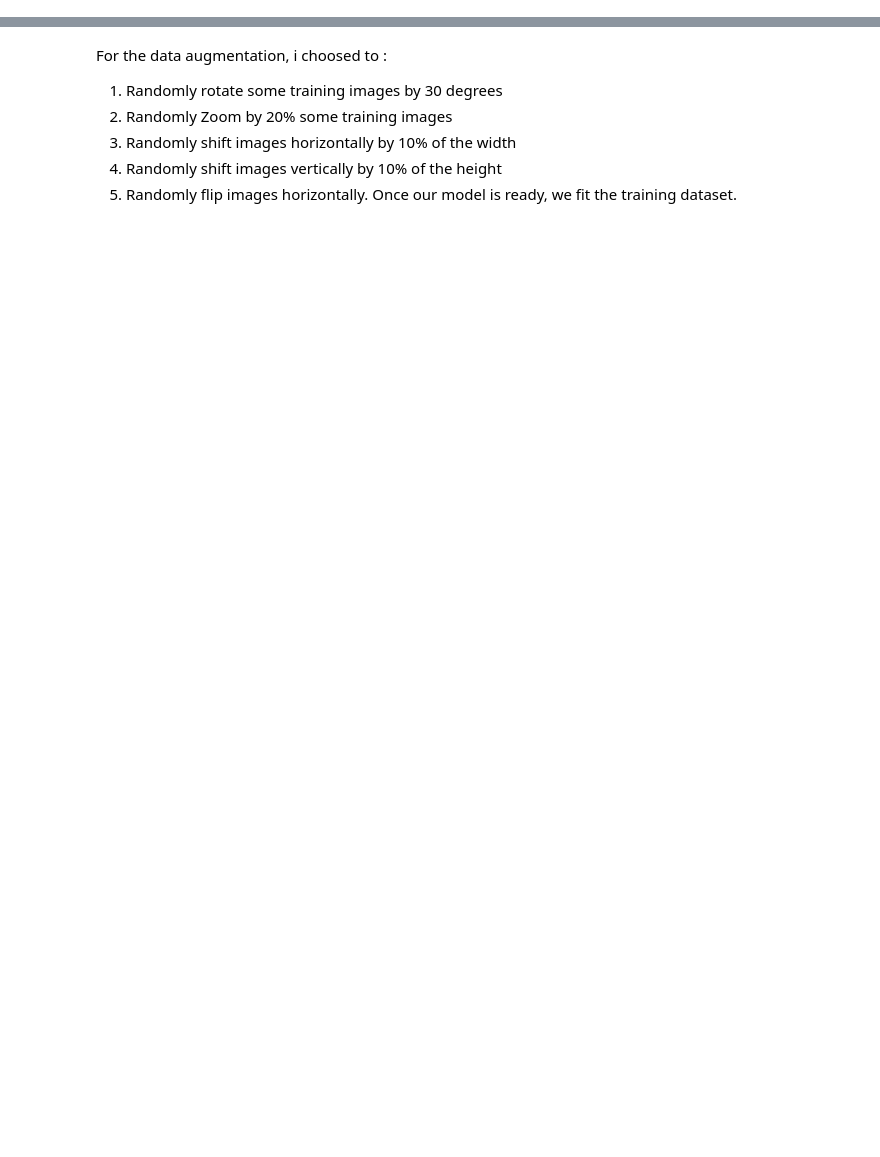
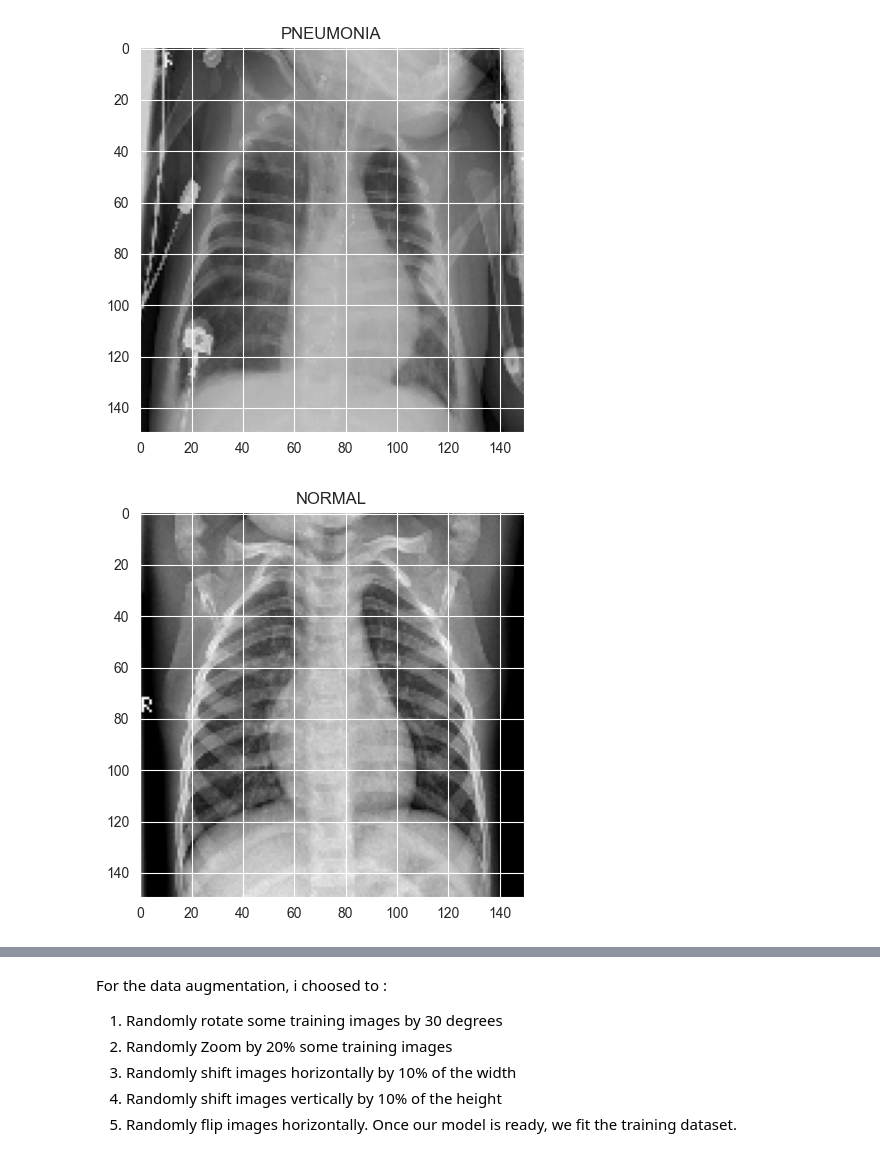
Before and after one commit to VuHuyHung1706/Lung-Cancer-Detection, a Jupyter notebook: lung-cancer-detection-cnn/lung-cancer-detection-using-cnn.ipynb, the cells around one changed output, grey strips where cells are left out. Drawn from its saved outputs; the diff is of its cells as text; code cells hidden in the pictures; blank space fills up the shorter version.

```diff
--- a/lung-cancer-detection-cnn/lung-cancer-detection-using-cnn.ipynb
+++ b/lung-cancer-detection-cnn/lung-cancer-detection-using-cnn.ipynb
@@ -80,3 +124,18 @@ sns.countplot(l)
+# %%
+import matplotlib.pyplot as plt
+
+# Reshape the flattened image back to the original image size (150x150)
+plt.figure(figsize = (5,5))
+plt.imshow(X_train[0].reshape(img_size, img_size), cmap='gray')  # Reshape to (150, 150)
+plt.title(labels[y_train[0]])
+
+plt.figure(figsize = (5,5))
+plt.imshow(X_train[-1].reshape(img_size, img_size), cmap='gray')  # Reshape to (150, 150)
+plt.title(labels[y_train[-1]])
+plt.show()
+# %% [output]
+[figure, added]
+[figure, added]
 # %%
 plt.figure(figsize = (5,5))
 plt.imshow(train[0][0], cmap='gray')
```
Also changed, not shown: parts of 13 cells of this notebook, 7 other files.
